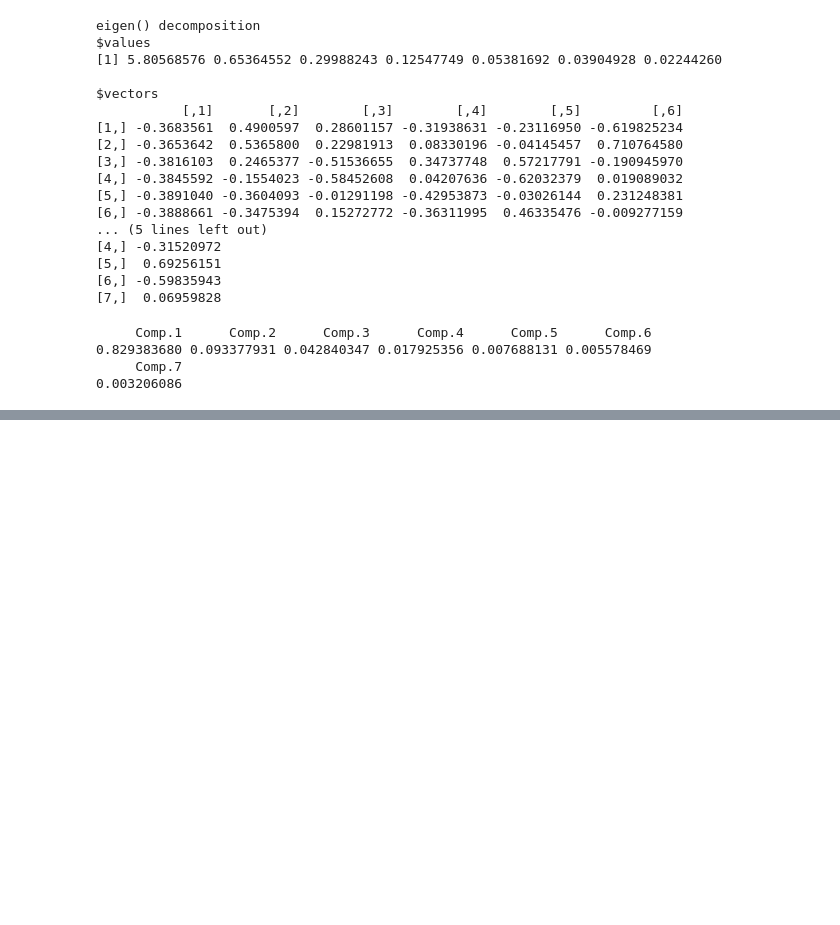
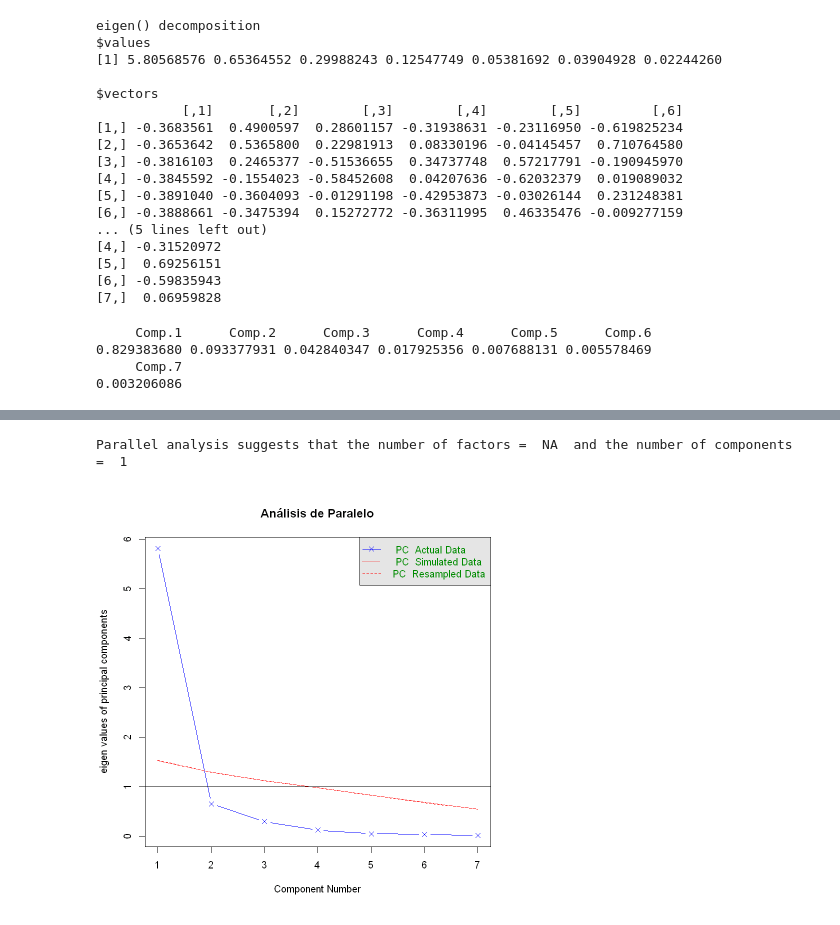
Before and after one commit to alexisuaguilaru/EstadisticaMultivariada, a Jupyter notebook: AnalisisComponentesPrincipales/Clases/0303_Ejemplo.ipynb, the cells around one changed output, grey strips where cells are left out. Cells and saved outputs as stored; diff of their text form; code cells hidden in the pictures; blank space fills up the shorter version.

```diff
--- a/AnalisisComponentesPrincipales/Clases/0303_Ejemplo.ipynb
+++ b/AnalisisComponentesPrincipales/Clases/0303_Ejemplo.ipynb
@@ -123,0 +281,8 @@ $vectors
+# %%
+## Regla de Horn
+
+set.seed(123)
+fa.parallel(records2,fa="pc",n.iter=100,show.legend=TRUE,main="Análisis de Paralelo")
+# %% [output]
+Parallel analysis suggests that the number of factors =  NA  and the number of components =  1
+[figure, added]
```
Also changed, not shown: parts of 23 cells of this notebook.
